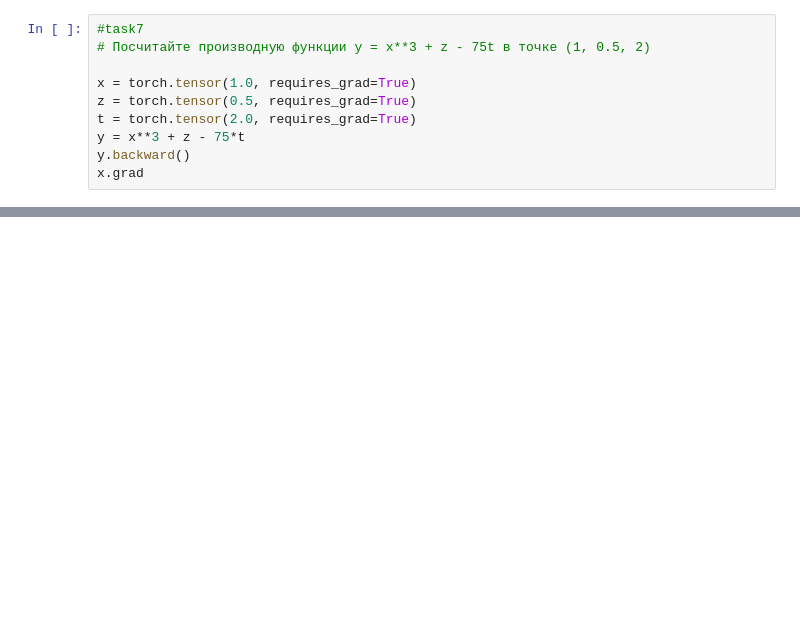
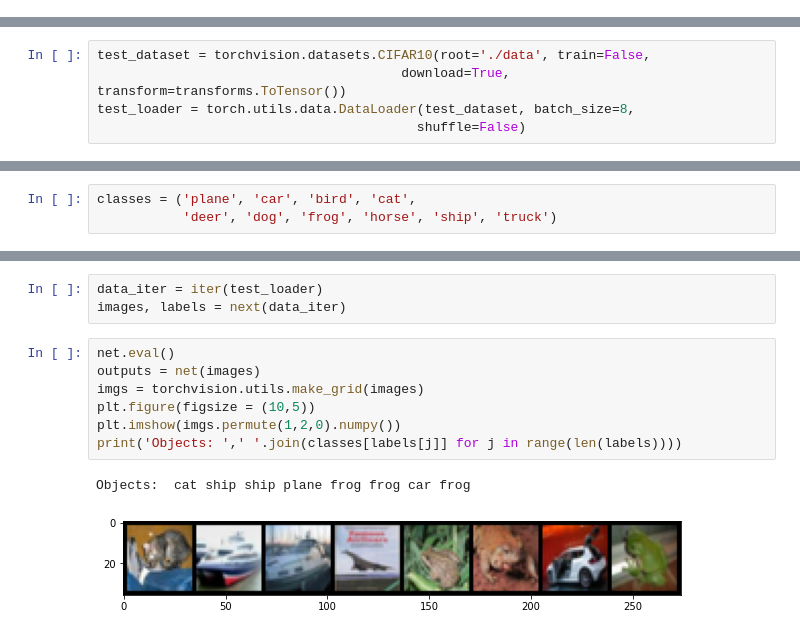
Before and after one commit to geekevgin/-Python, a Jupyter notebook: Untitled50.ipynb, the cells around one changed output, grey strips where cells are left out. Saved outputs shown, nothing was run; the diff lists cells and outputs as text; blank space fills up the shorter version.

```diff
--- a/Untitled50.ipynb
+++ b/Untitled50.ipynb
@@ -143,10 +16,0 @@ tensor([[0., 0., 0., 0., 0., 0., 0., 0., 0., 0.],
-# %%
-#task7
-# Посчитайте производную функции y = x**3 + z - 75t в точке (1, 0.5, 2)
-
-x = torch.tensor(1.0, requires_grad=True)
-z = torch.tensor(0.5, requires_grad=True)
-t = torch.tensor(2.0, requires_grad=True)
-y = x**3 + z - 75*t
-y.backward()
-x.grad
@@ -185,0 +229,5 @@ array([[1., 1., 1., 1., 1., 1.],
+# %%
+test_dataset = torchvision.datasets.CIFAR10(root='./data', train=False,
+                                       download=True, transform=transforms.ToTensor())
+test_loader = torch.utils.data.DataLoader(test_dataset, batch_size=8,
+                                         shuffle=False)
@@ -185,0 +236,3 @@ array([[1., 1., 1., 1., 1., 1.],
+# %%
+classes = ('plane', 'car', 'bird', 'cat',
+           'deer', 'dog', 'frog', 'horse', 'ship', 'truck')
@@ -185,0 +332,13 @@ array([[1., 1., 1., 1., 1., 1.],
+# %%
+data_iter = iter(test_loader)
+images, labels = next(data_iter)
+# %%
+net.eval()
+outputs = net(images)
+imgs = torchvision.utils.make_grid(images)
+plt.figure(figsize = (10,5))
+plt.imshow(imgs.permute(1,2,0).numpy())
+print('Objects: ',' '.join(classes[labels[j]] for j in range(len(labels))))
+# %% [output]
+Objects:  cat ship ship plane frog frog car frog
+[figure, added]
```
Also changed, not shown: parts of 45 cells of this notebook.
